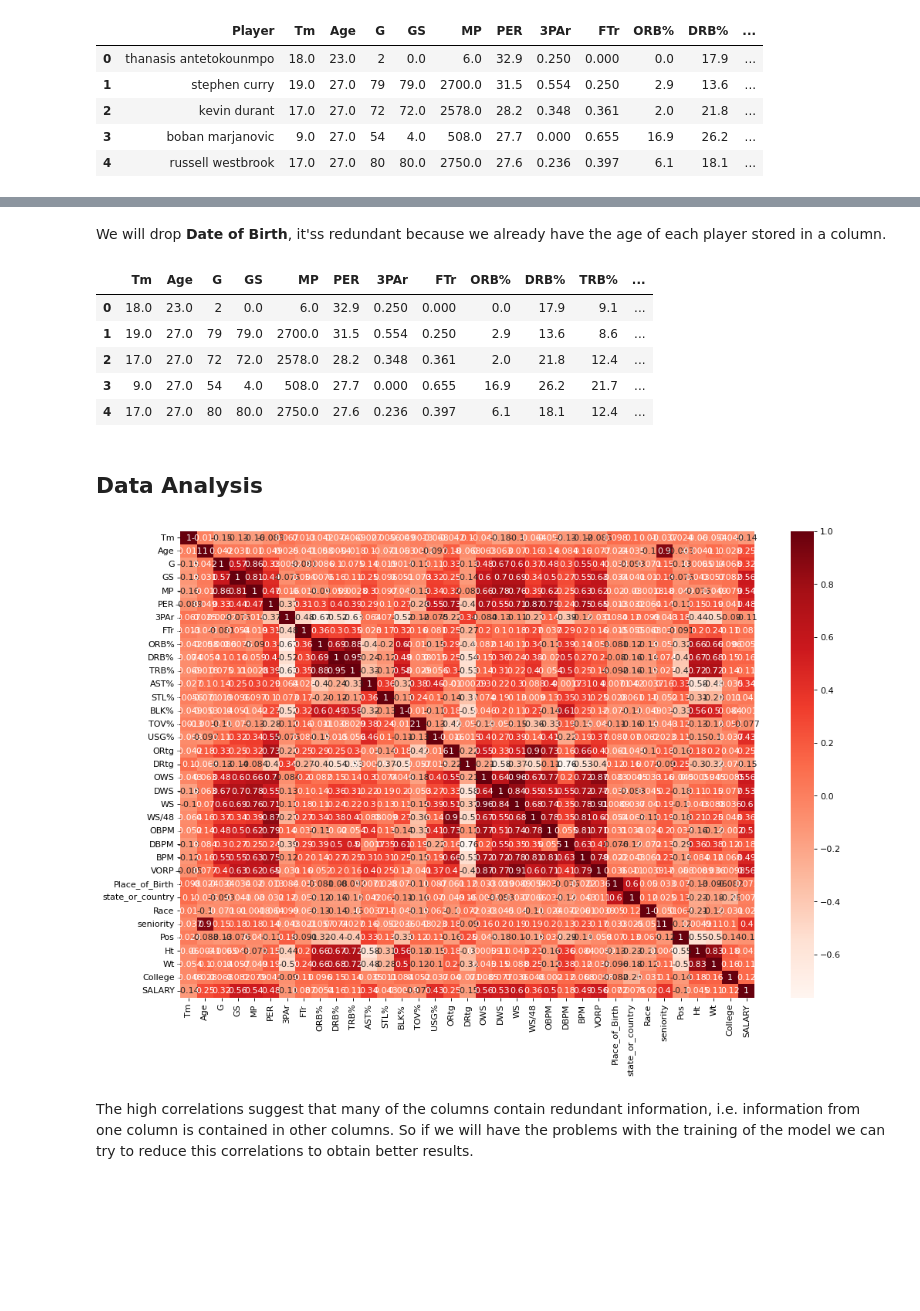
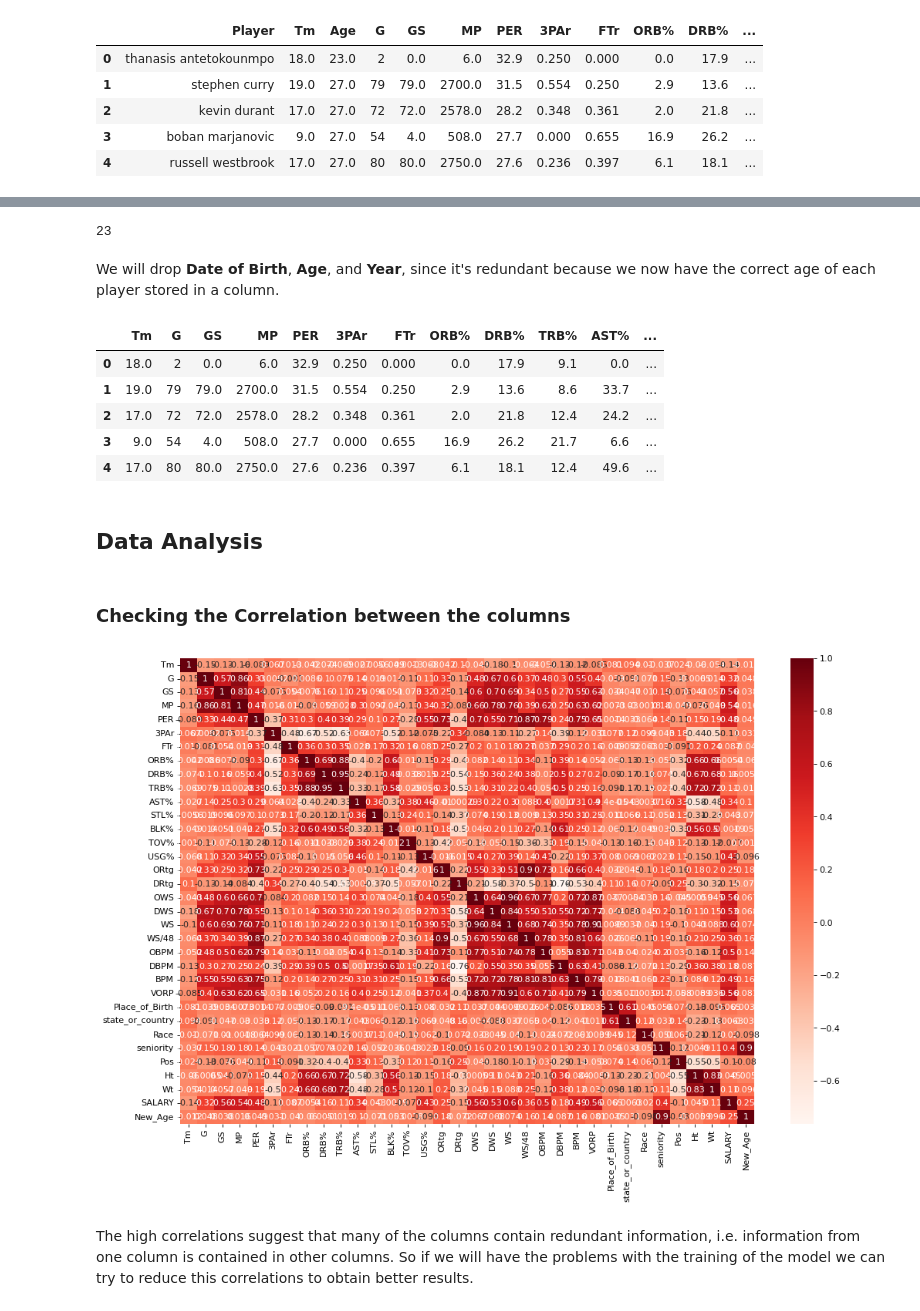
Before and after one commit to nhatminh-96/datacamp-project, a Jupyter notebook: nada_notebook.ipynb, the cells around one changed output, grey strips where cells are left out. Drawn from its saved outputs; the diff is of its cells as text; code cells hidden in the pictures; blank space fills up the shorter version.

```diff
--- a/nada_notebook.ipynb
+++ b/nada_notebook.ipynb
@@ -87,9 +87,9 @@ warnings.filterwarnings('ignore')
 # %%
 # Loading the datasets
 data_path = "data/"
-player_stat = pd.read_excel("players stat.xlsx")
-player_cv = pd.read_excel("players cv.xlsx")
-player_salary = pd.read_excel("players salary.xlsx")
+player_stat = pd.read_excel(data_path + "players stat.xlsx")
+player_cv = pd.read_excel(data_path + "players cv.xlsx")
+player_salary = pd.read_excel(data_path + "players salary.xlsx")
 # %%
 # Restricting the dataset to the season 2015-2016
 player_stat_15_16 = player_stat[player_stat['Season'] == '2015-16']
@@ -342,0 +343,4 @@ M.head()
+# %%
+#Extract year from the Birth Date column
+M['Year'] = pd.DatetimeIndex(M['Birth Date']).year
+M.head()
@@ -342,0 +354,5 @@ M.head()
+# %%
+# Defining a new column with the calculated age
+start_season = pd.to_datetime('2015')
+M['New_Age'] = start_season.year - M['Year']
+M.head()
@@ -343,24 +366,35 @@ M.head()
+# %%
+# Checking the players who had different age in the original dataset
+age_check = pd.DataFrame(M['Age'] == M['New_Age'])
+age_check.rename(columns={0:'check'}, inplace=True)
+(~age_check['check']).values.sum()
+# %% [output]
+23
 # %% [markdown]
-We will drop **Date of Birth**, it'ss redundant because we already have the age of each player stored in a column.
+We will drop **Date of Birth**, **Age**, and **Year**, since it's redundant because we now have the correct age of each player stored in a column.
 # %%
 M.drop('Player', axis=1, inplace=True)
 M.drop('Birth Date', axis=1, inplace=True)
+M.drop('Year', axis=1, inplace=True)
+M.drop('Age', axis=1, inplace=True)
 M.drop('RK', axis=1, inplace=True)
 
 M.head()
 # %% [output]
-|  | Tm | Age | G | GS | MP | PER | 3PAr | FTr | ORB% | DRB% | TRB% | ... |
-| 0 | 18.0 | 23.0 | 2 | 0.0 | 6.0 | 32.9 | 0.250 | 0.000 | 0.0 | 17.9 | 9.1 | ... |
-| 1 | 19.0 | 27.0 | 79 | 79.0 | 2700.0 | 31.5 | 0.554 | 0.250 | 2.9 | 13.6 | 8.6 | ... |
-| 2 | 17.0 | 27.0 | 72 | 72.0 | 2578.0 | 28.2 | 0.348 | 0.361 | 2.0 | 21.8 | 12.4 | ... |
-| 3 | 9.0 | 27.0 | 54 | 4.0 | 508.0 | 27.7 | 0.000 | 0.655 | 16.9 | 26.2 | 21.7 | ... |
-| 4 | 17.0 | 27.0 | 80 | 80.0 | 2750.0 | 27.6 | 0.236 | 0.397 | 6.1 | 18.1 | 12.4 | ... |
+|  | Tm | G | GS | MP | PER | 3PAr | FTr | ORB% | DRB% | TRB% | AST% | ... |
+| 0 | 18.0 | 2 | 0.0 | 6.0 | 32.9 | 0.250 | 0.000 | 0.0 | 17.9 | 9.1 | 0.0 | ... |
+| 1 | 19.0 | 79 | 79.0 | 2700.0 | 31.5 | 0.554 | 0.250 | 2.9 | 13.6 | 8.6 | 33.7 | ... |
+| 2 | 17.0 | 72 | 72.0 | 2578.0 | 28.2 | 0.348 | 0.361 | 2.0 | 21.8 | 12.4 | 24.2 | ... |
+| 3 | 9.0 | 54 | 4.0 | 508.0 | 27.7 | 0.000 | 0.655 | 16.9 | 26.2 | 21.7 | 6.6 | ... |
+| 4 | 17.0 | 80 | 80.0 | 2750.0 | 27.6 | 0.236 | 0.397 | 6.1 | 18.1 | 12.4 | 49.6 | ... |
 # %% [markdown]
 ## Data Analysis
 # %%
 # Only one line has Nan values, we'll drop it
 ind = np.where(M['3PAr'].isna())[0]
 M.drop(ind, axis=0, inplace=True)
+# %% [markdown]
+### Checking the Correlation between the columns
 # %%
 M[M.columns].corr()
 
@@ -368,7 +402,7 @@ plt.figure(figsize=(15, 10), dpi=80)
 sns.heatmap(M[M.columns].corr(), annot=True, cmap = 'Reds')
 plt.show()
 # %% [output]
-[figure, old version]
+[figure, new version]
 # %% [markdown]
 The high correlations suggest that many of the columns contain redundant information, i.e. information from one column is contained in other columns. So if we will have the problems with the training of the model we can try to reduce this correlations to obtain better results.
 # %%
```
Also changed, not shown: parts of 24 cells of this notebook.
